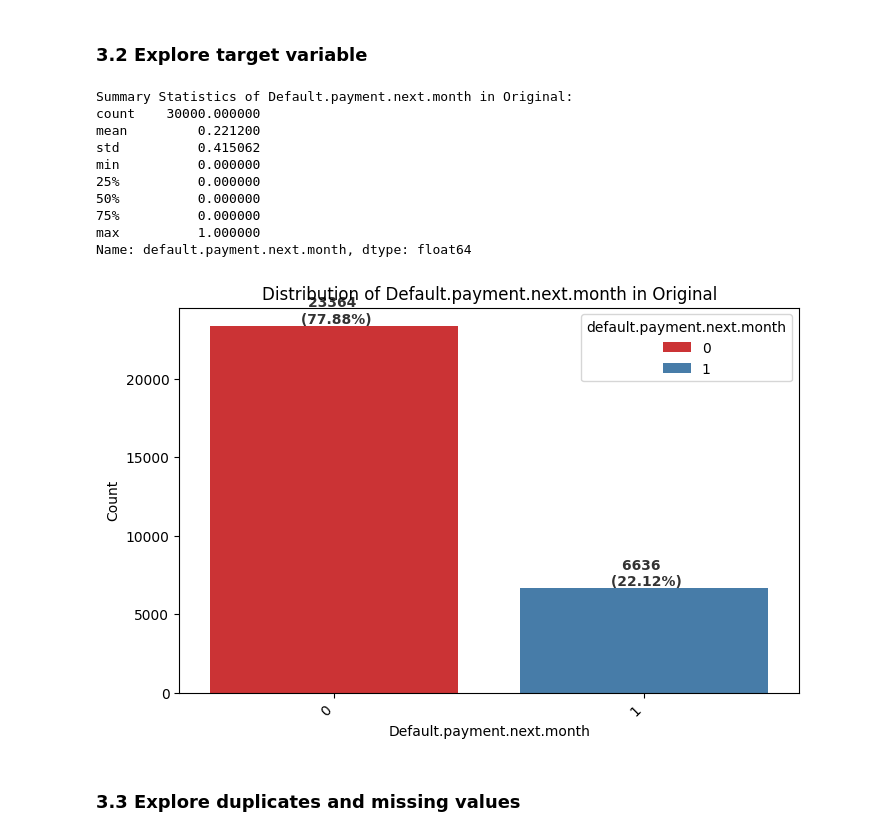
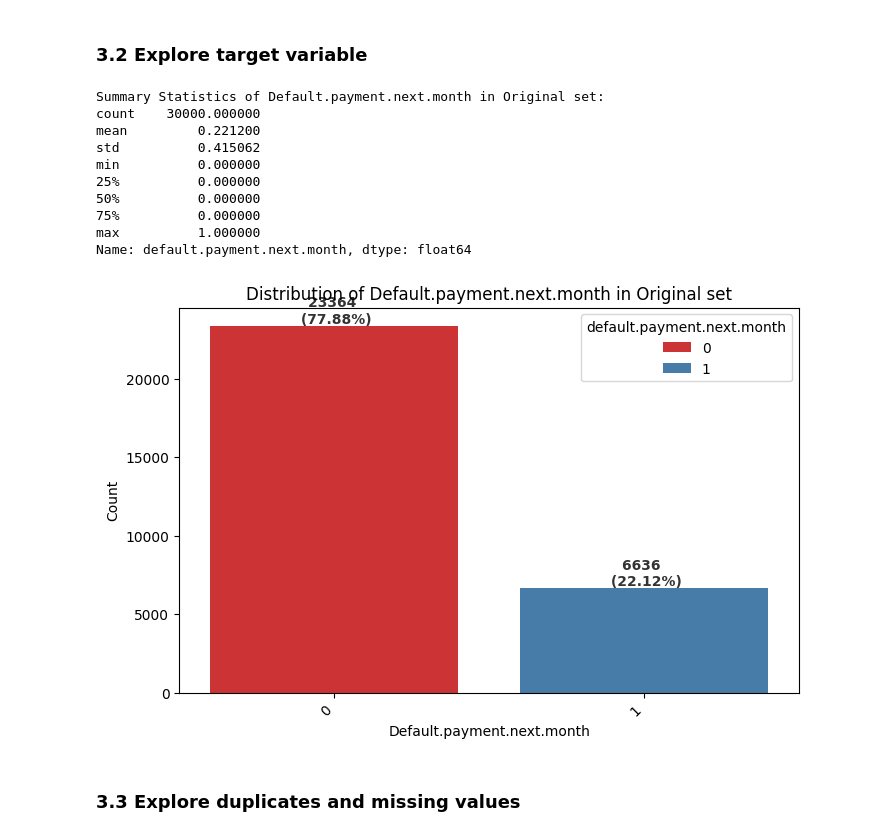
Before and after one commit to Nelkit/36103-AT2-data-analysis-project, a Jupyter notebook: 36103_AT2B_data_analysis_project.ipynb, the cells around one changed output. Cells and saved outputs as stored; diff of their text form; code cells hidden in the pictures.

```diff
--- a/36103_AT2B_data_analysis_project.ipynb
+++ b/36103_AT2B_data_analysis_project.ipynb
@@ -403,19 +430,19 @@ Name: MARRIAGE, dtype: float64
 # %% [markdown]
 ### 3.2 Explore target variable
 # %%
-plotting_cat_feature_distributions(original_df, target_col, dataset_name="Original")
+plotting_cat_feature_distributions(original_df, target_col, dataset_name="Original set")
 # %% [output]
-Summary Statistics of Default.payment.next.month in Original:
+Summary Statistics of Default.payment.next.month in Original set:
 count    30000.000000
 mean         0.221200
 std          0.415062
 min          0.000000
 25%          0.000000
 50%          0.000000
 75%          0.000000
 max          1.000000
 Name: default.payment.next.month, dtype: float64
-[figure, old version]
+[figure, new version]
 # %% [markdown]
 ### 3.3 Explore duplicates and missing values
 # %% [markdown]
```
Also changed, not shown: parts of 5 cells of this notebook.
